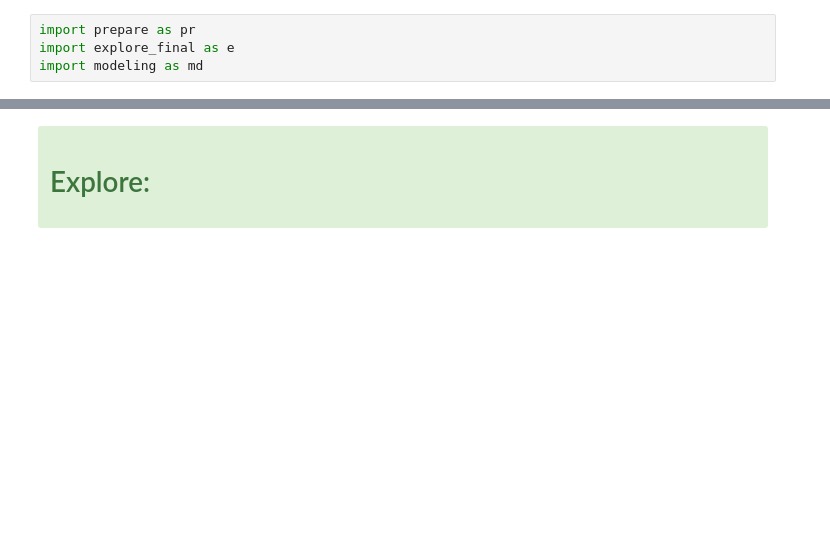
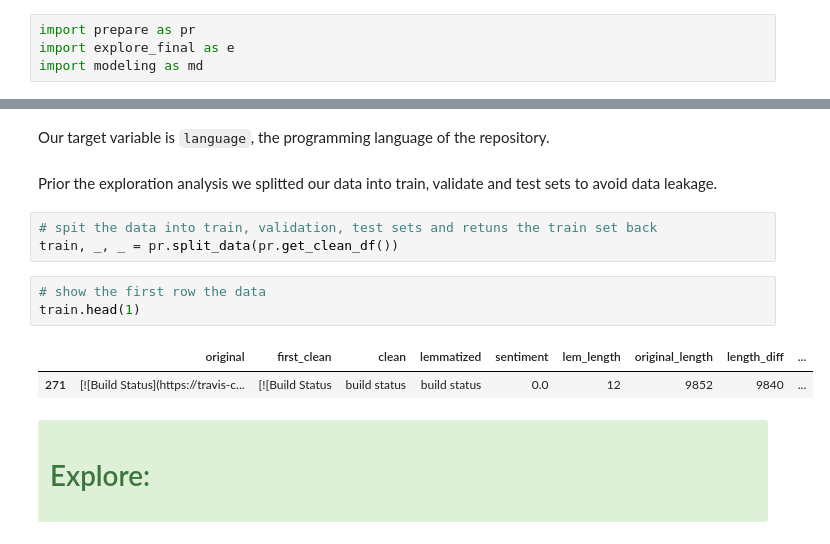
Before and after one commit to Codeup-Mirzakhani-Group1-NLP-Project/Codeup-Mirzakhani-GitHub-Scrape-NLP-Project, a Jupyter notebook: Final_Notebook_Draft.ipynb, the cells around one changed output, grey strips where cells are left out. Cells and saved outputs as stored; diff of their text form; blank space fills up the shorter version.

```diff
--- a/Final_Notebook_Draft.ipynb
+++ b/Final_Notebook_Draft.ipynb
@@ -44,3 +31,16 @@ df = pr.get_clean_df()
+# %% [markdown]
+Our target variable is `language`, the programming language of the repository.
+# %% [markdown]
+Prior the exploration analysis we splitted our data into train, validate and test sets to avoid data leakage.
+# %%
+# spit the data into train, validation, test sets and retuns the train set back
+train, _, _ = pr.split_data(pr.get_clean_df())
+# %%
+# show the first row the data
+train.head(1)
+# %% [output]
+|  | original | first_clean | clean | lemmatized | sentiment | lem_length | original_length | length_diff | ... |
+| 271 | [![Build Status](https://travis-c... | [![Build Status | build status | build status | 0.0 | 12 | 9852 | 9840 | ... |
 # %% [markdown]
 <div class="alert alert-success">
 
```
Also changed, not shown: parts of 62 cells of this notebook.
